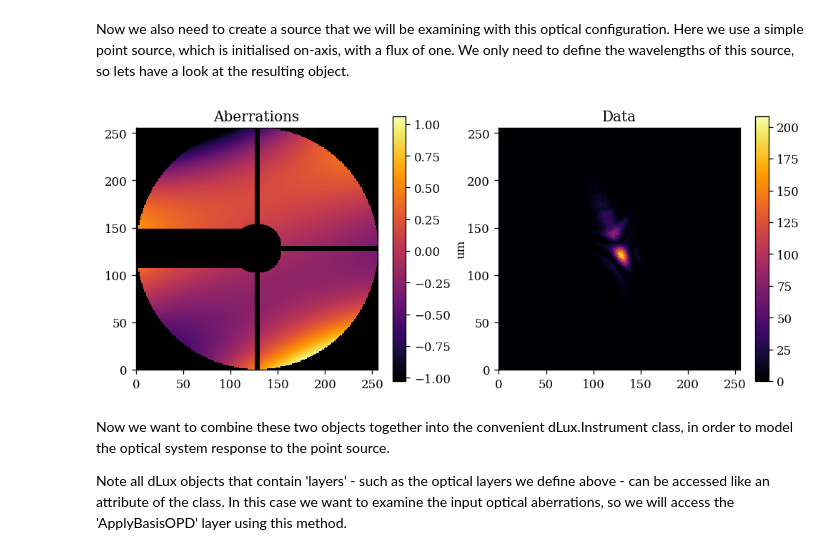
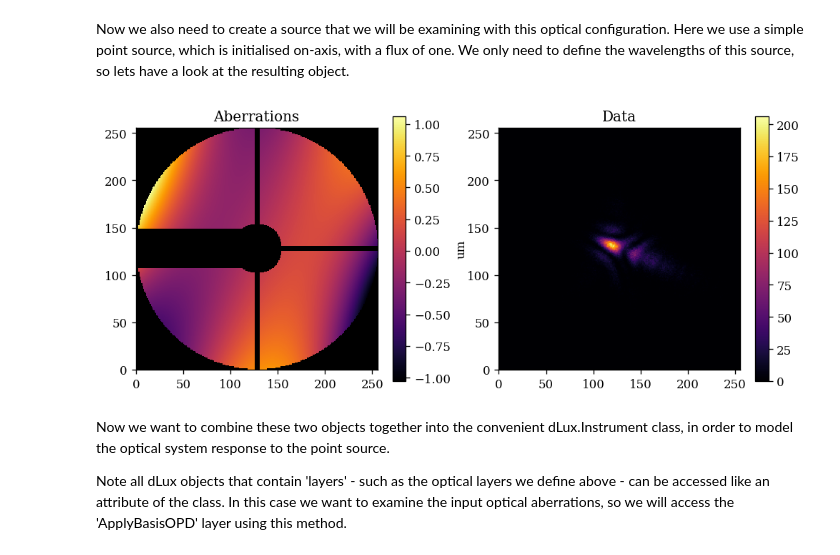
Before and after one commit to LouisDesdoigts/dLux, a Jupyter notebook: docs/notebooks/phase_retrieval_demo.ipynb, the cells around one changed output. Saved outputs shown, nothing was run; the diff lists cells and outputs as text; code cells hidden in the pictures.

```diff
--- a/docs/notebooks/phase_retrieval_demo.ipynb
+++ b/docs/notebooks/phase_retrieval_demo.ipynb
@@ -47,58 +47,56 @@ As noted by [Martinache et al 2013](https://ui.adsabs.harvard.edu/abs/2013PASP..
 # Generate an Aperture
 diameter = 2.4
 wf_npixels = 256
-aperture = dl.ApertureFactory(wf_npixels, secondary_ratio=.2, nstruts=4, strut_ratio=1.5e-2)
+coeffs = 1e-7*jr.normal(jr.PRNGKey(0), (7,))
+aperture = dl.ApertureFactory(wf_npixels, [2, 3], coeffs, secondary_ratio=.2,
+    nstruts=4, strut_ratio=1.5e-2)
 
 # Generate an asymmetry
 c, s = wf_npixels//2, 20
 mask = np.ones((wf_npixels, wf_npixels)).at[c-s:c+s, :c].set(0)
 
-# Define the aberrations
-radial_terms = [2, 3]
-coeffs = 1e-7*jr.normal(jr.PRNGKey(0), (7,))
-aberrations = dl.AberrationFactory(wf_npixels, radial_terms, coeffs)
-
-# Detector params
-det_npixels = 256
-det_pixsize = dlu.arcsec_to_rad(1e-2)
-propagator = dl.PropagatorFactory(det_npixels, det_pixsize)
+# # Detector params
+psf_npixels = 256
+psf_pixel_scale = 1e-2
+psf_oversample = 1
 
 # Construct Optics
-optics = dl.FlexibleOptics(diameter, aperture, propagator, aberrations, mask)
+optics = dl.AngularOptics(wf_npixels, diameter, aperture, psf_npixels,
+    psf_pixel_scale, psf_oversample, mask)
 # %% [markdown]
 Now we also need to create a source that we will be examining with this optical configuration. Here we use a simple point source, which is initialised on-axis, with a flux of one. We only need to define the wavelengths of this source, so lets have a look at the resulting object.
 # %%
 # Create a point source
 wavels = np.linspace(1e-6, 1.5e-6, 5)
 source = dl.PointSource(flux=1e5, wavelengths=wavels)
 
 # Model the psf and add some photon noise
 psf = optics.model(source)
 data = jr.poisson(jr.PRNGKey(1), psf)
 
 # Get mask, setting nan values for visualisation
-support = optics.aperture * optics.mask
+support = optics.aperture.transmission * optics.mask
 support_mask = support.at[support==0.].set(np.nan)
 
 # Get aberrations
-opd = optics.aberrations.get_opd()
+opd = optics.aperture.opd
 
 # Plot
 cmap = colormaps['inferno']
 cmap.set_bad('k',1.)
 plt.figure(figsize=(10, 4))
 plt.subplot(1, 2, 1)
 plt.imshow(support_mask * opd * 1e6, cmap=cmap)
 plt.title("Aberrations")
 plt.colorbar(label='um')
 
 plt.subplot(1, 2, 2)
 plt.title("Data")
 plt.imshow(data)
 plt.colorbar()
 plt.show()
 # %% [output]
-[figure, old version]
+[figure, new version]
 # %% [markdown]
 Now we want to combine these two objects together into the convenient dLux.Instrument class, in order to model the optical system response to the point source.
 
```
Also changed, not shown: parts of 3 cells of this notebook, 8 other files.
